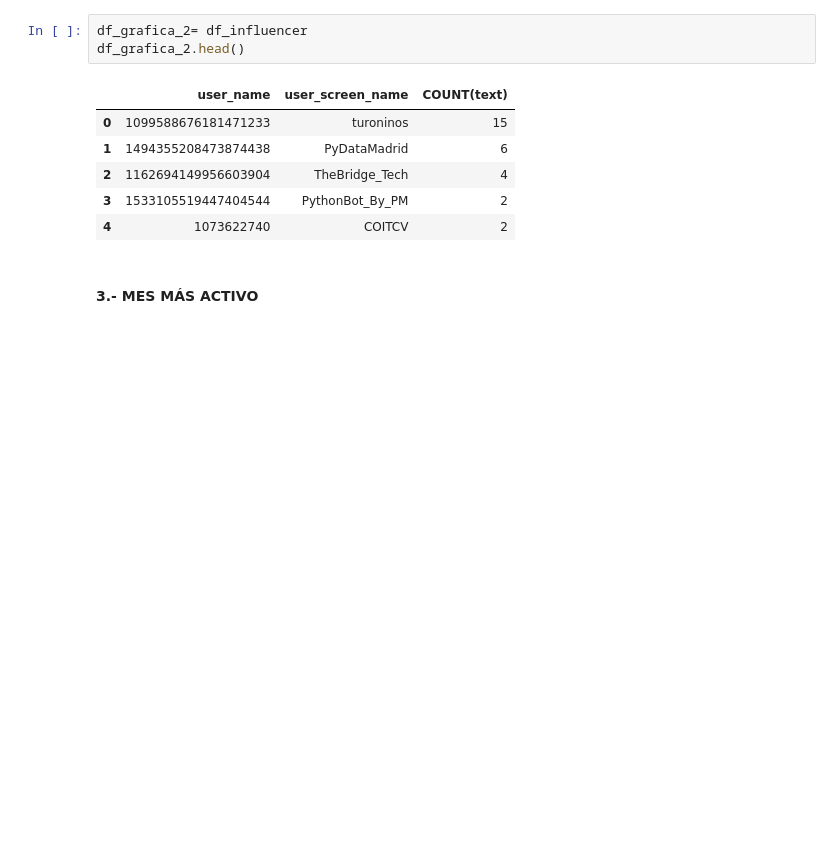
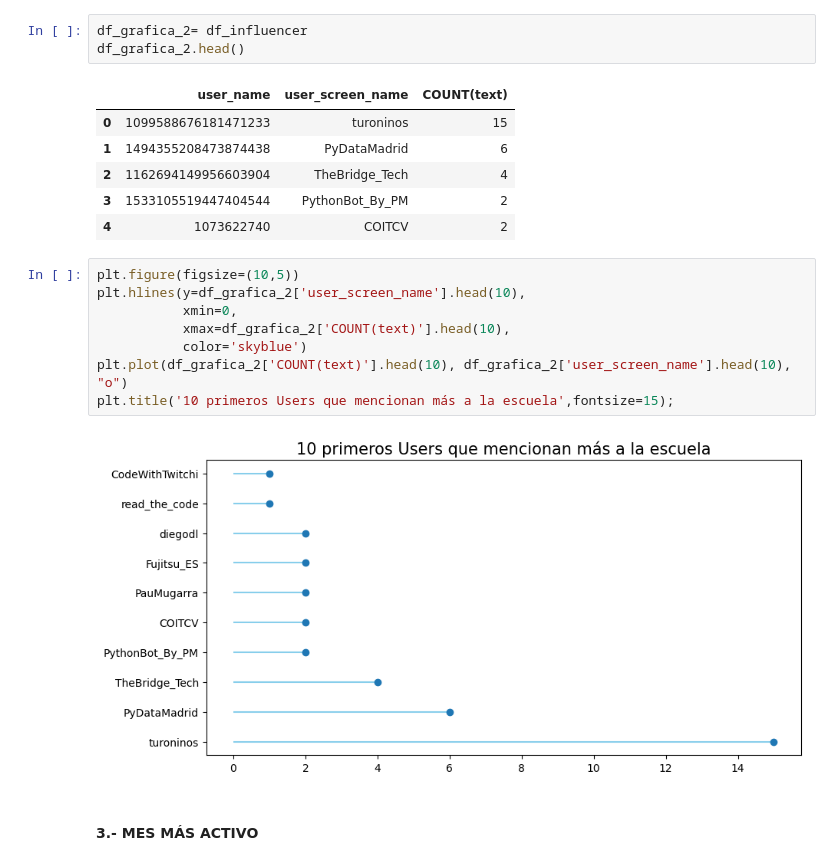
Before and after one commit to 75Engel/proyecto_twitter, a Jupyter notebook: analisis.ipynb, the cells around one changed output. Cells and saved outputs as stored; diff of their text form; blank space fills up the shorter version.

```diff
--- a/analisis.ipynb
+++ b/analisis.ipynb
@@ -145,6 +176,16 @@ df_grafica_2.head()
 | 2 | 1162694149956603904 | TheBridge_Tech | 4 |
 | 3 | 1533105519447404544 | PythonBot_By_PM | 2 |
 | 4 | 1073622740 | COITCV | 2 |
+# %%
+plt.figure(figsize=(10,5))
+plt.hlines(y=df_grafica_2['user_screen_name'].head(10),
+           xmin=0,
+           xmax=df_grafica_2['COUNT(text)'].head(10),
+           color='skyblue')
+plt.plot(df_grafica_2['COUNT(text)'].head(10), df_grafica_2['user_screen_name'].head(10), "o")
+plt.title('10 primeros Users que mencionan más a la escuela',fontsize=15);
+# %% [output]
+[figure, added]
 # %% [markdown]
 #### 3.- MES MÁS ACTIVO
 # %%
```
Also changed, not shown: parts of 18 cells of this notebook, 7 other files.
